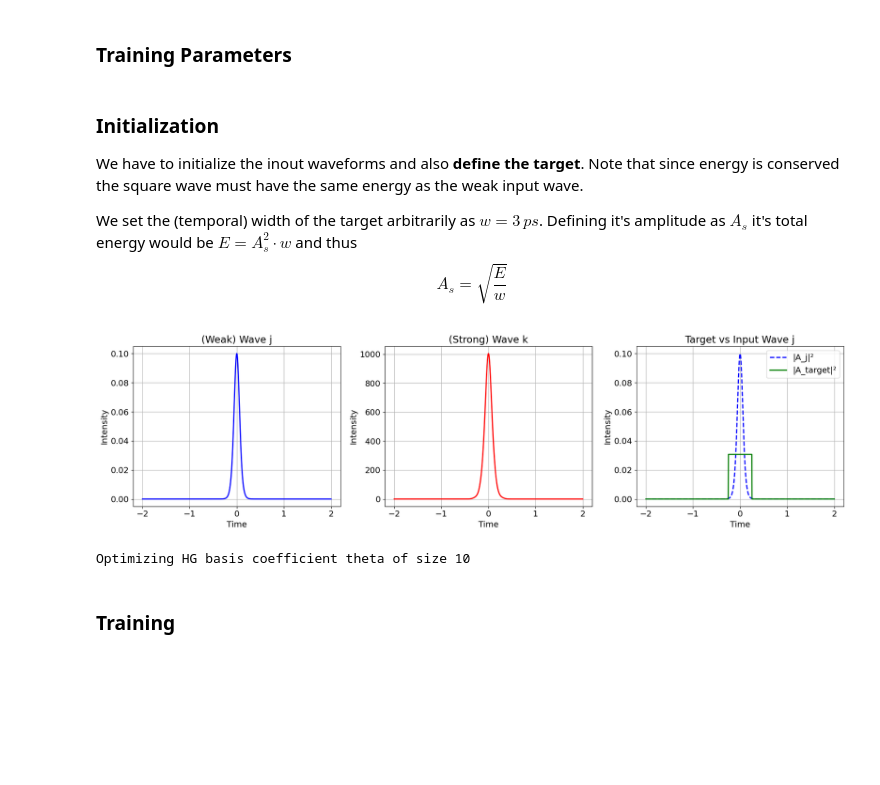
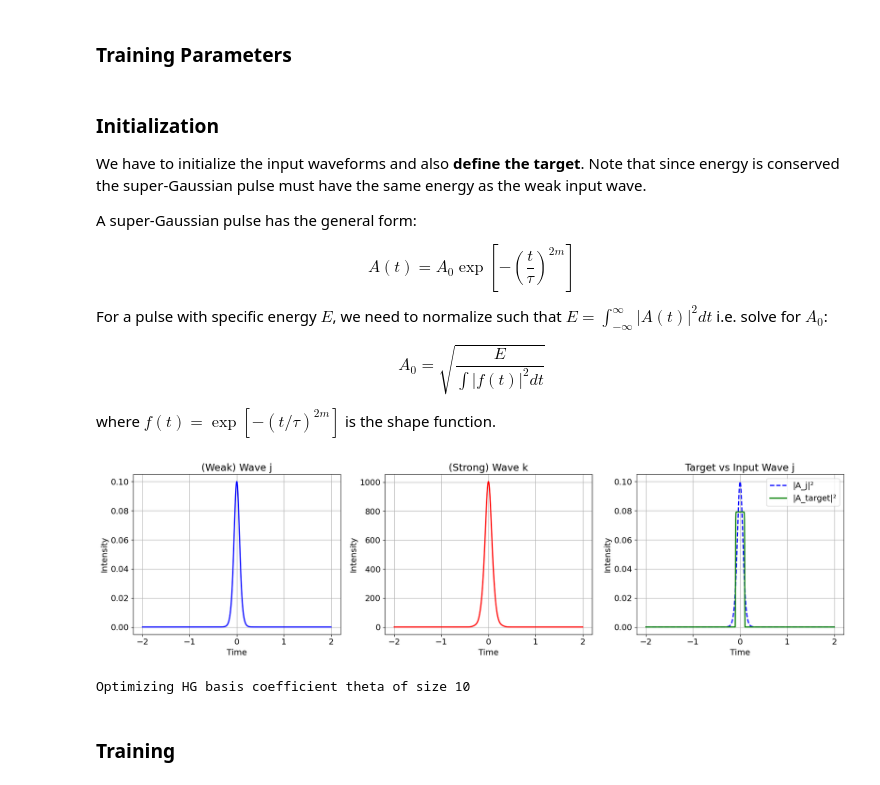
Before and after one commit to lukass16/LGW-Lab-NLSE, a Jupyter notebook: NLSE in PyTorch/XPM_1D_HG_Inverse_Design.ipynb, the cells around one changed output. Drawn from its saved outputs; the diff is of its cells as text; code cells hidden in the pictures; blank space fills up the shorter version.

Commit message:
Implement Supergaussian

```diff
--- a/NLSE in PyTorch/XPM_1D_HG_Inverse_Design.ipynb
+++ b/NLSE in PyTorch/XPM_1D_HG_Inverse_Design.ipynb
@@ -311,7 +311,7 @@ plt.show()
 ### Training Parameters
 # %%
 # define target parameters
-w = 0.5 # width of square wave target (ps)
+order = 20 # order of supergaussian
 
 # define simulation parameters
 mask_percent = 0.5 # size of the unpenalized region in percent of the total temporal window
@@ -322,10 +322,19 @@ lr = 1e-1
 N_train = 500
 # %% [markdown]
 ### Initialization
-We have to initialize the inout waveforms and also **define the target**. Note that since energy is conserved the square wave must have the same energy as the weak input wave.
+We have to initialize the input waveforms and also **define the target**. Note that since energy is conserved the super-Gaussian pulse must have the same energy as the weak input wave.
 
-We set the (temporal) width of the target arbitrarily as $w = 3 \, ps$. Defining it's amplitude as $A_s$ it's total energy would be $E = A_s^2 \cdot w$ and thus
-$$A_s = \sqrt{\frac{E}{w}} $$
+A super-Gaussian pulse has the general form:
+
+$$A(t) = A_0 \exp\left[-\left(\frac{t}{\tau}\right)^{2m}\right]$$
+
+
+
+For a pulse with specific energy $E$, we need to normalize such that $E = \int_{-\infty}^{\infty} |A(t)|^2 dt$ i.e. solve for $A_0$:
+
+$$A_0 = \sqrt{\frac{E}{\int |f(t)|^2 dt}}$$
+
+where $f(t) = \exp[-(t/\tau)^{2m}]$ is the shape function.
 # %%
 """ define inputs """
 # define inputs
@@ -336,8 +345,7 @@ Ain_k = hg_to_time(theta, hg_basis)
 
 # define target
 Ein = get_energy(Ain_j, dt)
-A_s = np.sqrt(Ein/w)
-A_target = square_pulse(t, center=0.0, w=w, A0=A_s)
+A_target = supergaussian_pulse(t, Ein, tau, order)
 
 # plot input waveforms
 plot_inputs_and_target(Ain_j, Ain_k, A_target, t)
@@ -346,34 +354,34 @@ plot_inputs_and_target(Ain_j, Ain_k, A_target, t)
 """ define training functions and objects """
 # define penalty mask (takes values of 1 where the wave is not allowed to have nonzero values)
 penalty = torch.zeros_like(t)
 penalty[:int(Nt/2-Nt*mask_percent/2)] = 1
 penalty[int(Nt/2+Nt*mask_percent/2):] = 1
 iters = np.linspace(0, Nz-1, m).astype(int)
 
 # define loss function
 def loss_function(A_j_evolution, A_k_evolution):
 
     # mse loss
     mse_loss = F.mse_loss(torch.abs(A_j_evolution[:, -1])**2, torch.abs(A_target)**2)
 
     # penalization loss - to enforce none of the waves to stray outside the simulation bounds
     pen_loss = 0
     for i in iters:
         pen_loss += F.mse_loss(torch.abs(A_k_evolution[:, i]*penalty)**2, torch.zeros(Nt))
 
     return w_mse * mse_loss, w_pen * pen_loss
 
 # define forward pass
 def forward(theta, hg_basis): # in-> Ain_k, out-> A_evolution[:, -1]
     return split_step_fourier_xpm(Ain_j, hg_to_time(theta, hg_basis), dz, Nz, beta2_j, beta2_k, gamma_j, gamma_k, Lt)
 
 # initialize optimizer
 optimizer = torch.optim.Adam([theta], lr=lr)
 
 
 print(f"Optimizing HG basis coefficient theta of size {theta.shape[0]}")
 # %% [output]
-[figure, old version]
+[figure, new version]
 Optimizing HG basis coefficient theta of size 10
 # %% [markdown]
 ### Training
```
Also changed, not shown: parts of 1 cell of this notebook.
